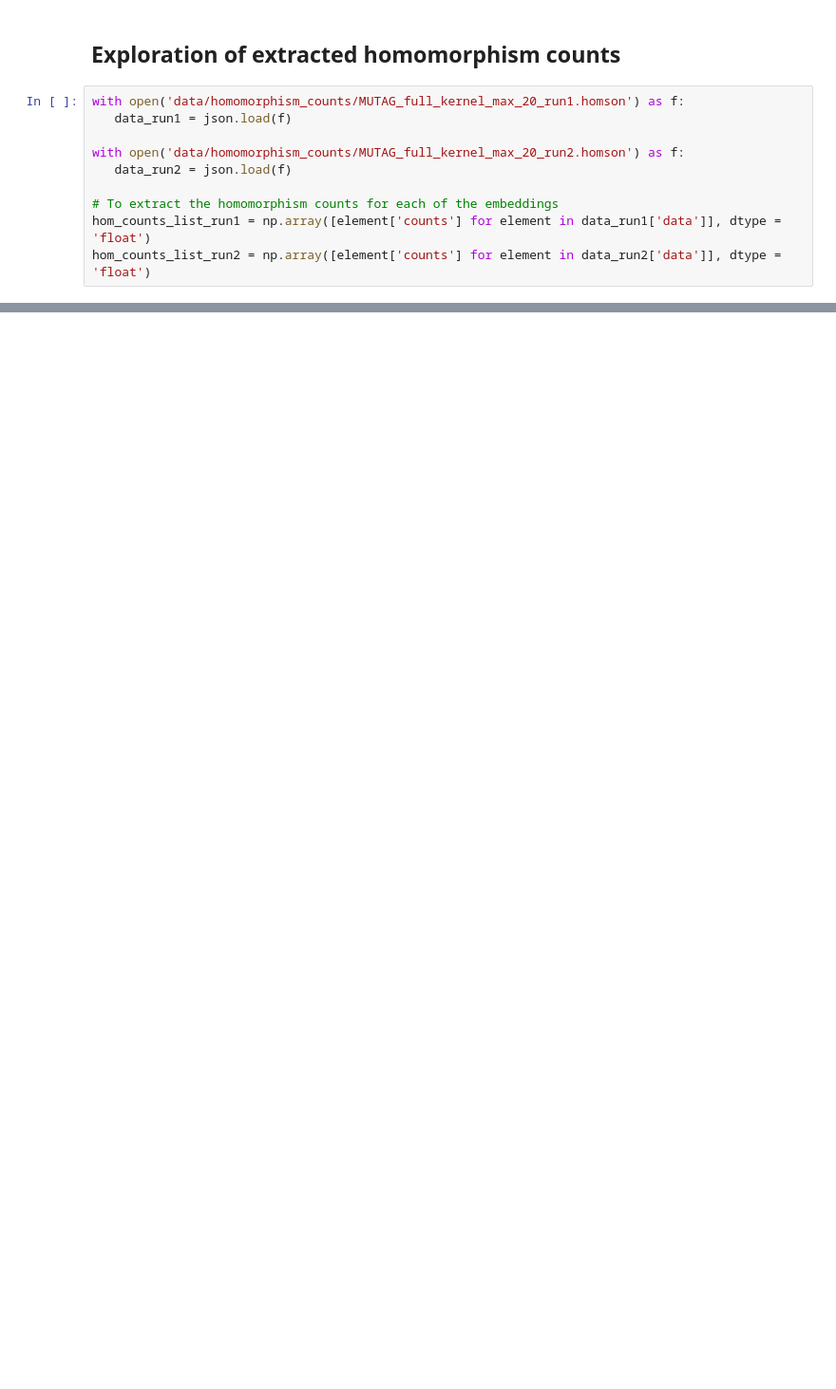
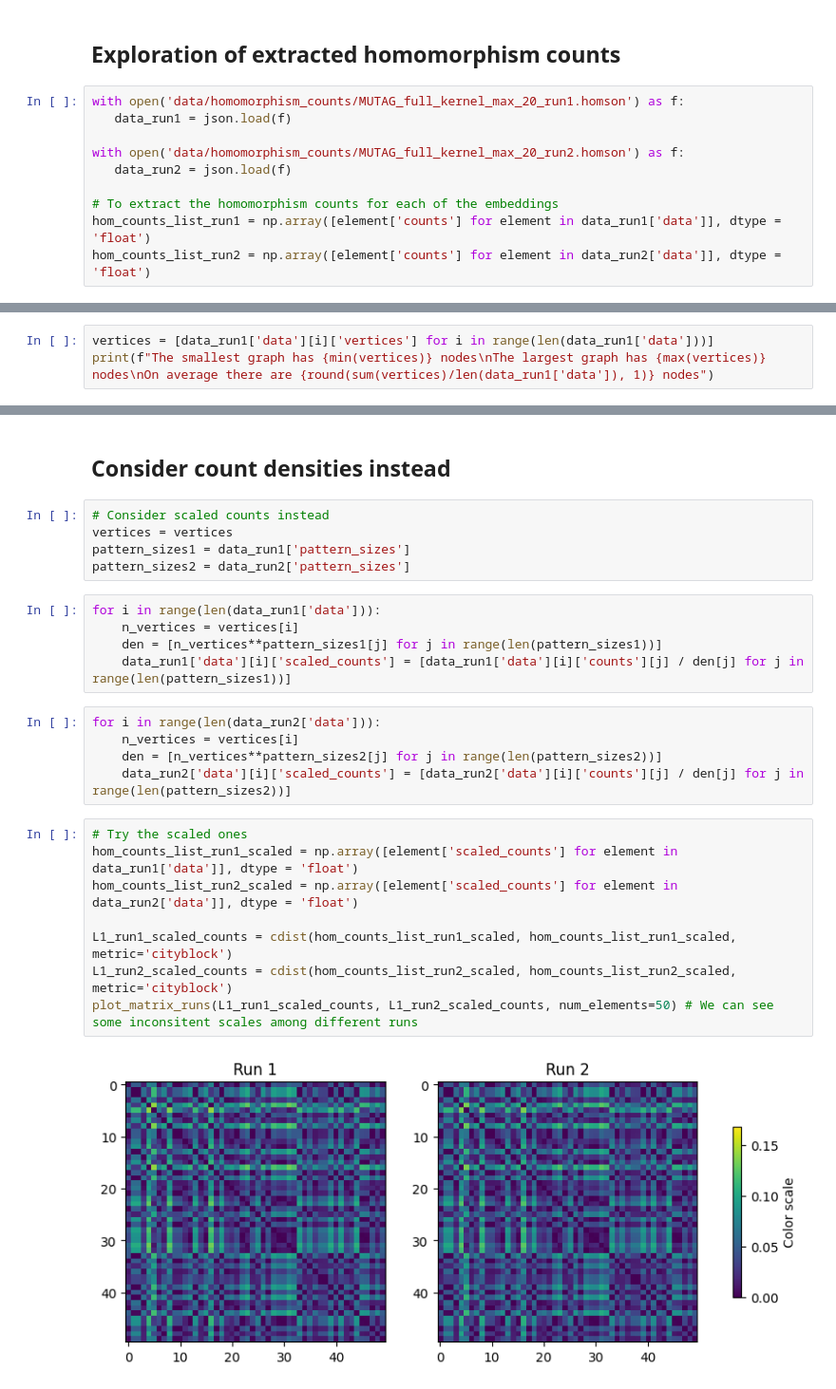
Before and after one commit to SDavenia/CL-GNN, a Jupyter notebook: exploration.ipynb, the cells around one changed output, grey strips where cells are left out. Shown: that part at 95% size. Saved outputs shown, nothing was run; the diff lists cells and outputs as text; blank space fills up the shorter version.

```diff
--- a/exploration.ipynb
+++ b/exploration.ipynb
@@ -145,0 +60,3 @@ plot_results(y, predictions, subset=50)
+# %%
+vertices = [data_run1['data'][i]['vertices'] for i in range(len(data_run1['data']))]
+print(f"The smallest graph has {min(vertices)} nodes\nThe largest graph has {max(vertices)} nodes\nOn average there are {round(sum(vertices)/len(data_run1['data']), 1)} nodes")
@@ -145,0 +79,27 @@ plot_results(y, predictions, subset=50)
+# %% [markdown]
+## Consider count densities instead
+# %%
+# Consider scaled counts instead
+vertices = vertices
+pattern_sizes1 = data_run1['pattern_sizes']
+pattern_sizes2 = data_run2['pattern_sizes']
+# %%
+for i in range(len(data_run1['data'])):
+    n_vertices = vertices[i]
+    den = [n_vertices**pattern_sizes1[j] for j in range(len(pattern_sizes1))]
+    data_run1['data'][i]['scaled_counts'] = [data_run1['data'][i]['counts'][j] / den[j] for j in range(len(pattern_sizes1))]
+# %%
+for i in range(len(data_run2['data'])):
+    n_vertices = vertices[i]
+    den = [n_vertices**pattern_sizes2[j] for j in range(len(pattern_sizes2))]
+    data_run2['data'][i]['scaled_counts'] = [data_run2['data'][i]['counts'][j] / den[j] for j in range(len(pattern_sizes2))]
+# %%
+# Try the scaled ones
+hom_counts_list_run1_scaled = np.array([element['scaled_counts'] for element in data_run1['data']], dtype = 'float')
+hom_counts_list_run2_scaled = np.array([element['scaled_counts'] for element in data_run2['data']], dtype = 'float')
+
+L1_run1_scaled_counts = cdist(hom_counts_list_run1_scaled, hom_counts_list_run1_scaled, metric='cityblock')
+L1_run2_scaled_counts = cdist(hom_counts_list_run2_scaled, hom_counts_list_run2_scaled, metric='cityblock')
+plot_matrix_runs(L1_run1_scaled_counts, L1_run2_scaled_counts, num_elements=50) # We can see some inconsitent scales among different runs
+# %% [output]
+[figure, added]
```
Also changed, not shown: parts of 26 cells of this notebook, 3 other files.
